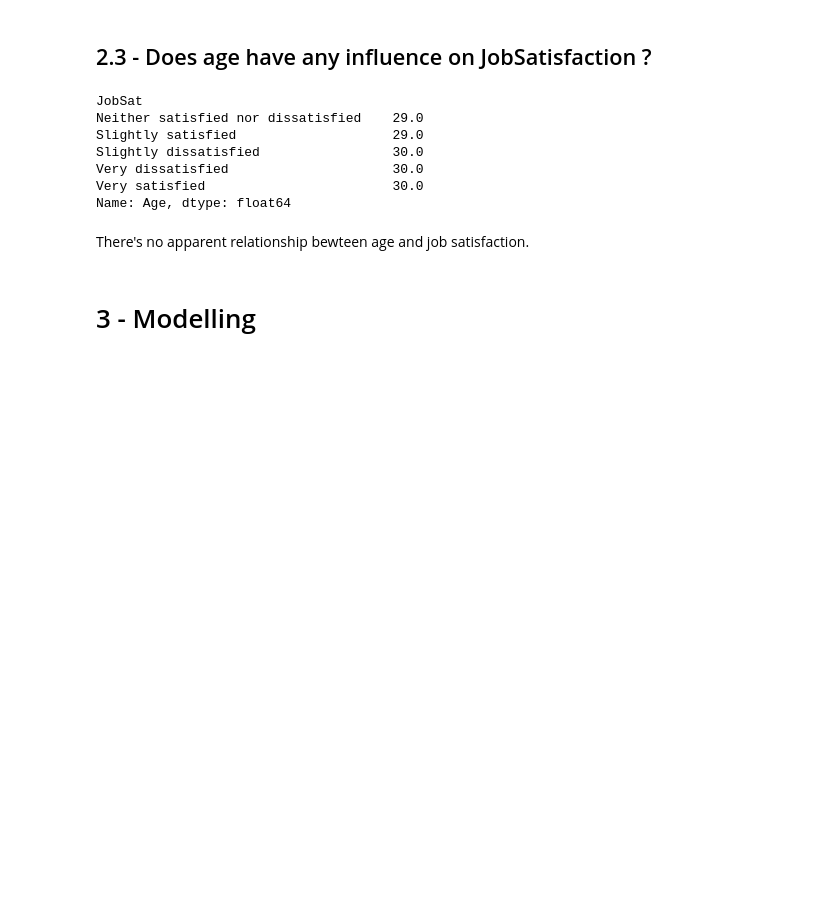
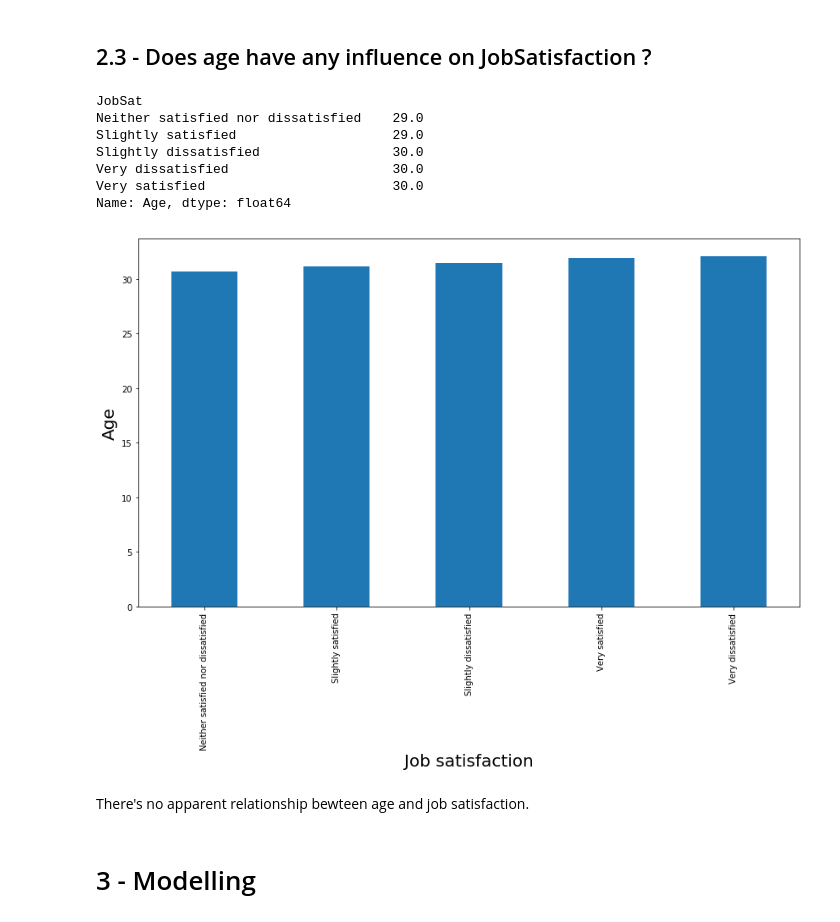
Before and after one commit to Eugeniobr/Project1, a Jupyter notebook: project_1_nb .ipynb, the cells around one changed output. Cells and saved outputs as stored; diff of their text form; code cells hidden in the pictures; blank space fills up the shorter version.

```diff
--- a/project_1_nb .ipynb
+++ b/project_1_nb .ipynb
@@ -224,6 +230,13 @@ Slightly dissatisfied                 30.0
 Very dissatisfied                     30.0
 Very satisfied                        30.0
 Name: Age, dtype: float64
+# %%
+survey_info.groupby("JobSat").mean()["Age"].sort_values(ascending=True).plot(kind="bar")
+plt.xlabel("Job satisfaction", fontsize=20)
+plt.ylabel("Age", fontsize=20)
+plt.savefig("age_satisfaction.jpeg", format="jpeg", bbox_inches = "tight")
+# %% [output]
+[figure, added]
 # %% [markdown]
 There's no apparent relationship bewteen age and job satisfaction.
 # %% [markdown]
```
Also changed, not shown: parts of 3 cells of this notebook.
